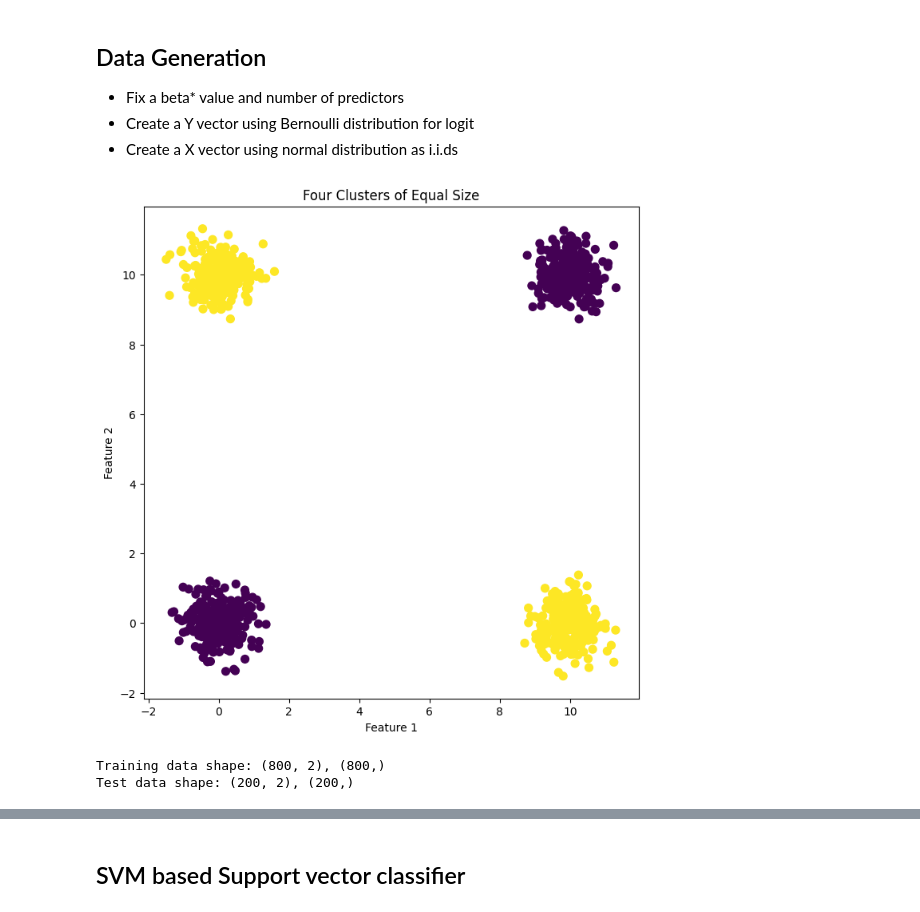
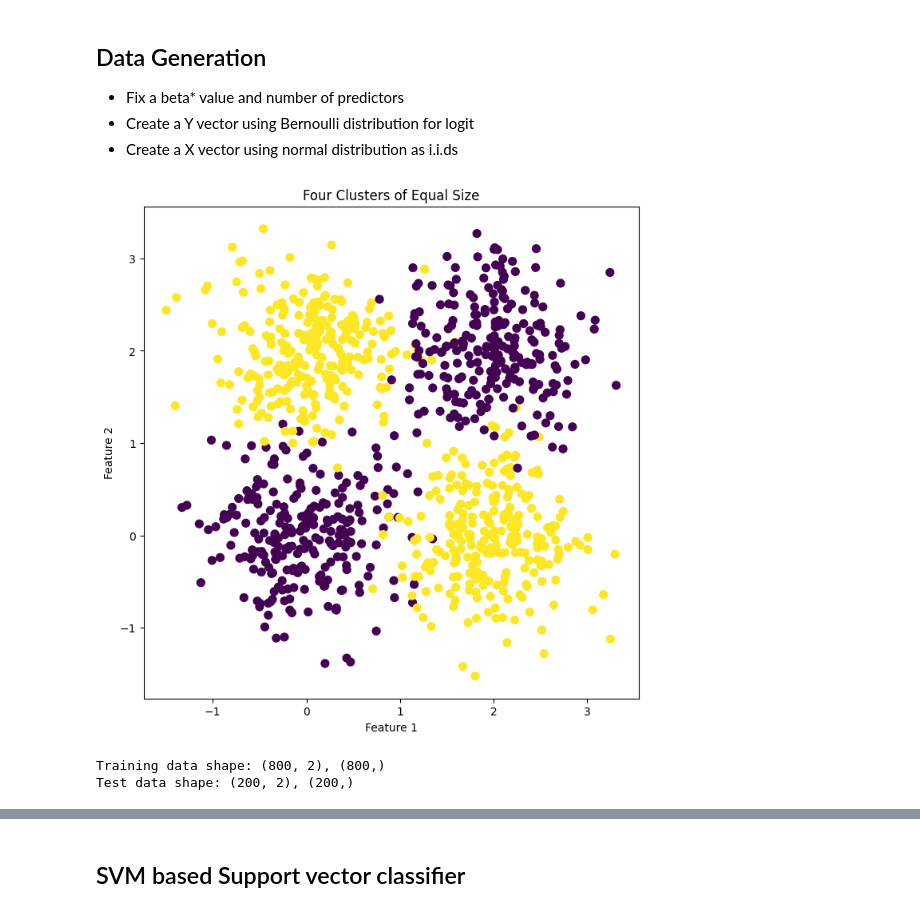
Before and after one commit to katzkid/RoC_Analysis, a Jupyter notebook: RoC_Analysis_SVM.ipynb, the cells around one changed output, grey strips where cells are left out. Saved outputs shown, nothing was run; the diff lists cells and outputs as text; code cells hidden in the pictures.

```diff
--- a/RoC_Analysis_SVM.ipynb
+++ b/RoC_Analysis_SVM.ipynb
@@ -24,7 +24,7 @@ X = np.zeros((n_samples_per_cluster * n_clusters, 2))
 y = np.zeros(n_samples_per_cluster * n_clusters)
 
 # Cluster centers in corners of a square
-centers = [[0, 0], [10, 0], [0, 10], [10, 10]]
+centers = [[0, 0], [2, 0], [0, 2], [2, 2]]
 
 # Assign points to clusters deterministically
 for i in range(n_clusters):
@@ -33,34 +33,34 @@ for i in range(n_clusters):
     if i == 0 or i == 3:
         y[cluster_indices] = 0
     else:
         y[cluster_indices] = 1
 
 
 
 #Visualize
 plt.figure(figsize=(8,8))
 plt.scatter(X[:,0], X[:,1], c=y, cmap='viridis', s=50)
 plt.title('Four Clusters of Equal Size')
 plt.xlabel('Feature 1')
 plt.ylabel('Feature 2')
 plt.show()
 
 #add intercept to X
 #X = np.hstack((np.ones((X.shape[0], 1)), X))
 
 # # shuffle data
 # permutation = np.random.permutation(no_samples)
 # X = X[permutation]
 # y = y[permutation]
 
 
 #Split data into training and testing sets
 X_train, X_test, y_train, y_test = train_test_split(X, y, test_size=0.2, random_state=42)
 
 print(f"Training data shape: {X_train.shape}, {y_train.shape}")
 print(f"Test data shape: {X_test.shape}, {y_test.shape}")
 # %% [output]
-[figure, old version]
+[figure, new version]
 Training data shape: (800, 2), (800,)
 Test data shape: (200, 2), (200,)
 # %%
```
Also changed, not shown: parts of 6 cells of this notebook.
